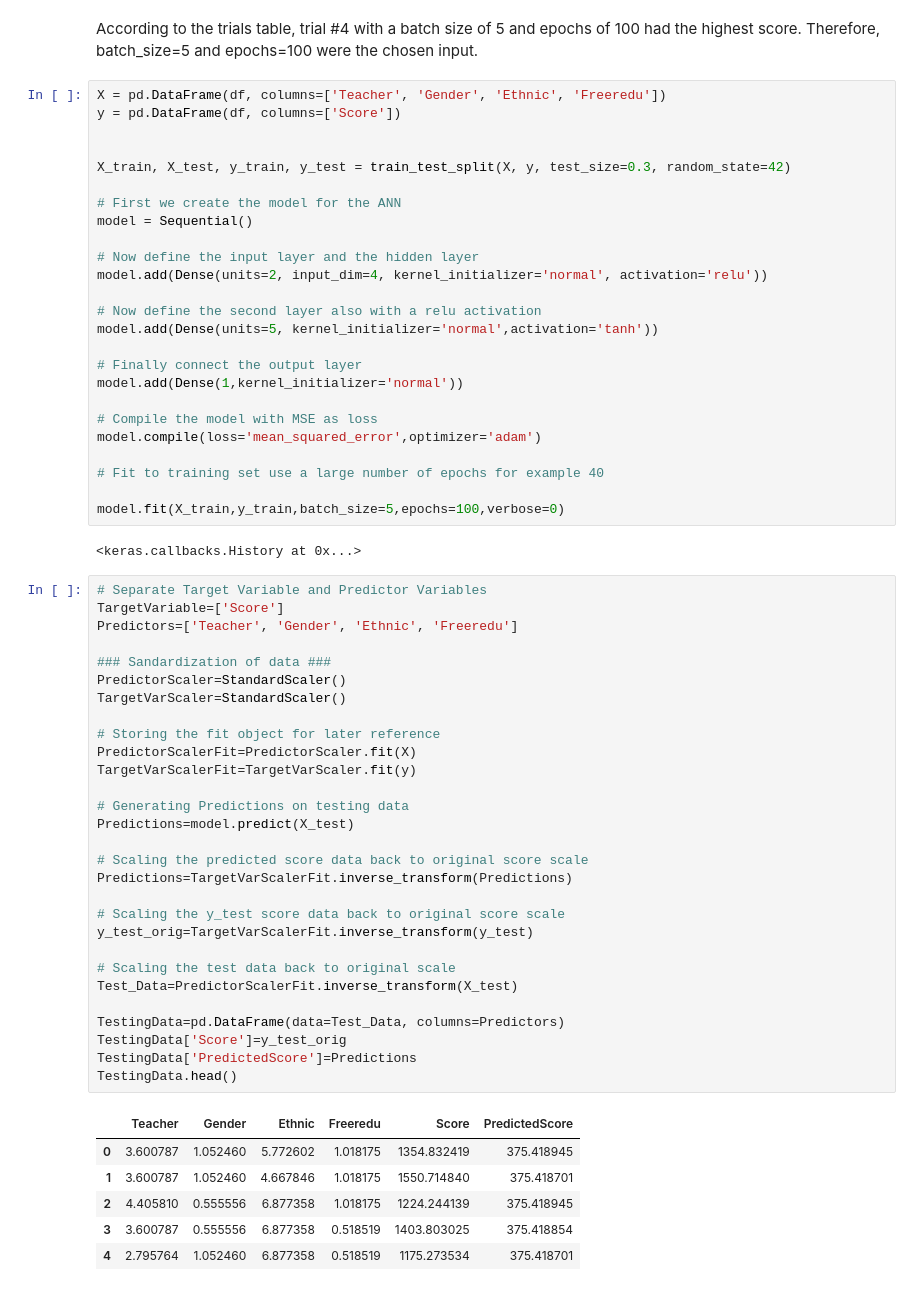
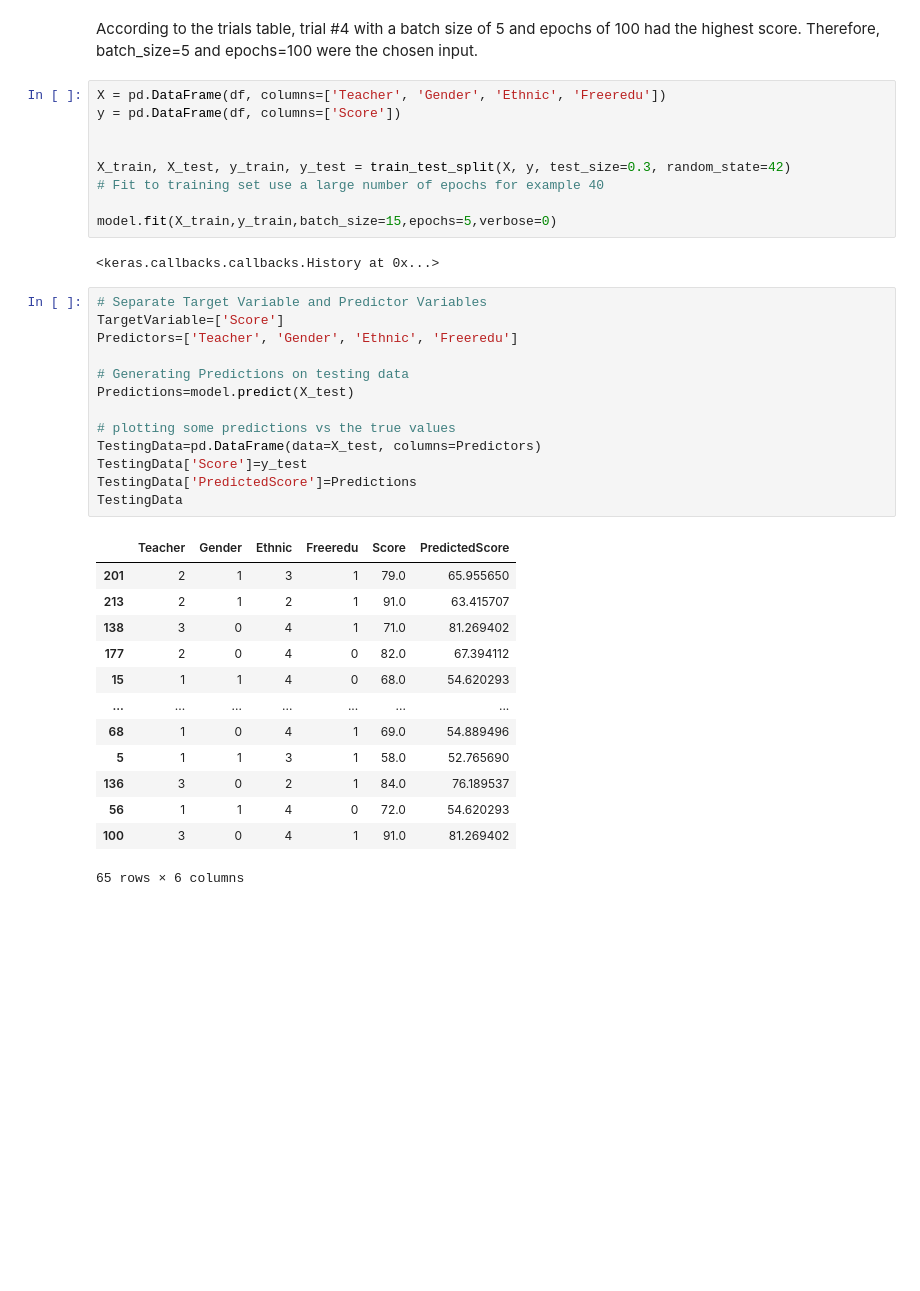
Before and after one commit to ChenMaster7/CEE697M-FINAL-PROJECT, a Jupyter notebook: Final Submission Files/Final-Project-Chen-Prasad.ipynb, the cells around one changed output. Cells and saved outputs as stored; diff of their text form; blank space fills up the shorter version.

```diff
--- a/Final Submission Files/Final-Project-Chen-Prasad.ipynb
+++ b/Final Submission Files/Final-Project-Chen-Prasad.ipynb
@@ -382,60 +366,35 @@ y = pd.DataFrame(df, columns=['Score'])
 
 
 X_train, X_test, y_train, y_test = train_test_split(X, y, test_size=0.3, random_state=42)
-
-# First we create the model for the ANN
-model = Sequential()
-
-# Now define the input layer and the hidden layer
-model.add(Dense(units=2, input_dim=4, kernel_initializer='normal', activation='relu'))
-
-# Now define the second layer also with a relu activation
-model.add(Dense(units=5, kernel_initializer='normal',activation='tanh'))
-
-# Finally connect the output layer
-model.add(Dense(1,kernel_initializer='normal'))
-
-# Compile the model with MSE as loss
-model.compile(loss='mean_squared_error',optimizer='adam')
-
 # Fit to training set use a large number of epochs for example 40
 
-model.fit(X_train,y_train,batch_size=5,epochs=100,verbose=0)
+model.fit(X_train,y_train,batch_size=15,epochs=5,verbose=0)
 # %% [output]
-<keras.callbacks.History at 0x...>
+<keras.callbacks.callbacks.History at 0x...>
 # %%
 # Separate Target Variable and Predictor Variables
 TargetVariable=['Score']
 Predictors=['Teacher', 'Gender', 'Ethnic', 'Freeredu']
 
-### Sandardization of data ###
-PredictorScaler=StandardScaler()
-TargetVarScaler=StandardScaler()
-
-# Storing the fit object for later reference
-PredictorScalerFit=PredictorScaler.fit(X)
-TargetVarScalerFit=TargetVarScaler.fit(y)
-
 # Generating Predictions on testing data
 Predictions=model.predict(X_test)
 
-# Scaling the predicted score data back to original score scale
-Predictions=TargetVarScalerFit.inverse_transform(Predictions)
-
-# Scaling the y_test score data back to original score scale
-y_test_orig=TargetVarScalerFit.inverse_transform(y_test)
-
-# Scaling the test data back to original scale
-Test_Data=PredictorScalerFit.inverse_transform(X_test)
-
-TestingData=pd.DataFrame(data=Test_Data, columns=Predictors)
-TestingData['Score']=y_test_orig
+# plotting some predictions vs the true values
+TestingData=pd.DataFrame(data=X_test, columns=Predictors)
+TestingData['Score']=y_test
 TestingData['PredictedScore']=Predictions
-TestingData.head()
+TestingData
 # %% [output]
 |  | Teacher | Gender | Ethnic | Freeredu | Score | PredictedScore |
-| 0 | 3.600787 | 1.052460 | 5.772602 | 1.018175 | 1354.832419 | 375.418945 |
-| 1 | 3.600787 | 1.052460 | 4.667846 | 1.018175 | 1550.714840 | 375.418701 |
-| 2 | 4.405810 | 0.555556 | 6.877358 | 1.018175 | 1224.244139 | 375.418945 |
-| 3 | 3.600787 | 0.555556 | 6.877358 | 0.518519 | 1403.803025 | 375.418854 |
-| 4 | 2.795764 | 1.052460 | 6.877358 | 0.518519 | 1175.273534 | 375.418701 |
+| 201 | 2 | 1 | 3 | 1 | 79.0 | 65.955650 |
+| 213 | 2 | 1 | 2 | 1 | 91.0 | 63.415707 |
+| 138 | 3 | 0 | 4 | 1 | 71.0 | 81.269402 |
+| 177 | 2 | 0 | 4 | 0 | 82.0 | 67.394112 |
+| 15 | 1 | 1 | 4 | 0 | 68.0 | 54.620293 |
+| ... | ... | ... | ... | ... | ... | ... |
+| 68 | 1 | 0 | 4 | 1 | 69.0 | 54.889496 |
+| 5 | 1 | 1 | 3 | 1 | 58.0 | 52.765690 |
+| 136 | 3 | 0 | 2 | 1 | 84.0 | 76.189537 |
+| 56 | 1 | 1 | 4 | 0 | 72.0 | 54.620293 |
+| 100 | 3 | 0 | 4 | 1 | 91.0 | 81.269402 |
+65 rows × 6 columns
```
Also changed, not shown: parts of 3 cells of this notebook.
